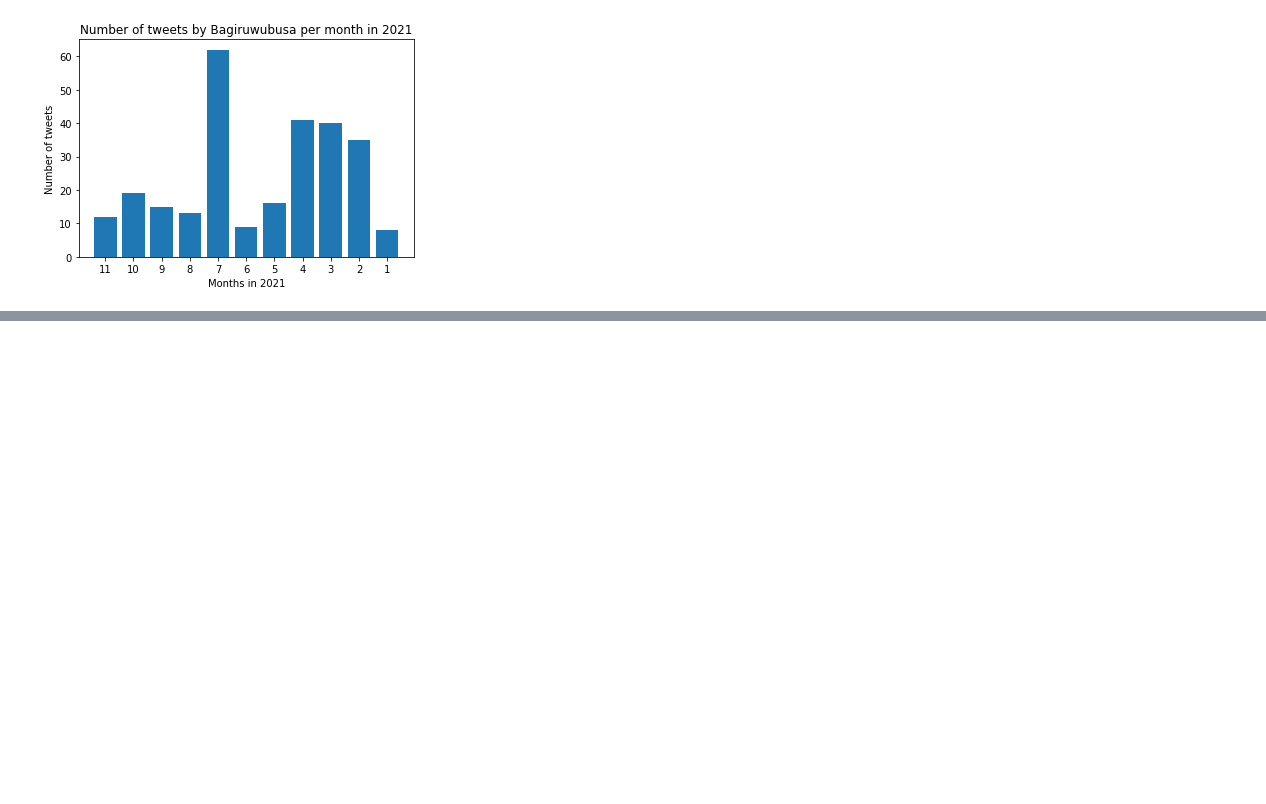
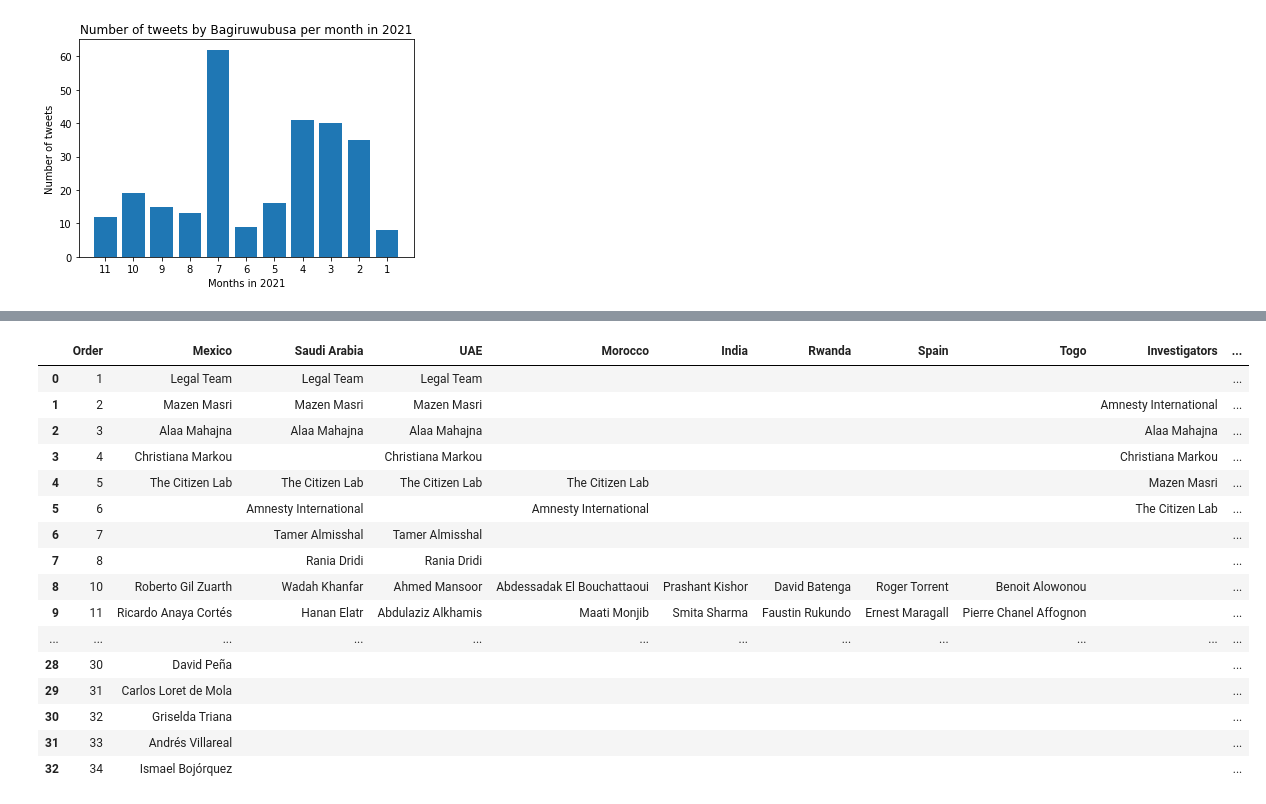
Before and after one commit to kumaravelrajan/thePegasusEffect, a Jupyter notebook: Twitter-analysis/Twitter-Analysis.ipynb, the cells around one changed output, grey strips where cells are left out. Drawn from its saved outputs; the diff is of its cells as text; code cells hidden in the pictures; blank space fills up the shorter version.

```diff
--- a/Twitter-analysis/Twitter-Analysis.ipynb
+++ b/Twitter-analysis/Twitter-Analysis.ipynb
@@ -165,0 +322,22 @@ dict_values([12, 19, 15, 13, 62, 9, 16, 41, 40, 35, 8])
+# %%
+events = pd.read_json('digitalviolence-events.json')
+targets = pd.read_json('digitalviolence-targets.json', orient='records')
+targets
+# %% [output]
+|  | Order | Mexico | Saudi Arabia | UAE | Morocco | India | Rwanda | Spain | Togo | Investigators | ... |
+| 0 | 1 | Legal Team | Legal Team | Legal Team |  |  |  |  |  |  | ... |
+| 1 | 2 | Mazen Masri | Mazen Masri | Mazen Masri |  |  |  |  |  | Amnesty International | ... |
+| 2 | 3 | Alaa Mahajna | Alaa Mahajna | Alaa Mahajna |  |  |  |  |  | Alaa Mahajna | ... |
+| 3 | 4 | Christiana Markou |  | Christiana Markou |  |  |  |  |  | Christiana Markou | ... |
+| 4 | 5 | The Citizen Lab | The Citizen Lab | The Citizen Lab | The Citizen Lab |  |  |  |  | Mazen Masri | ... |
+| 5 | 6 |  | Amnesty International |  | Amnesty International |  |  |  |  | The Citizen Lab | ... |
+| 6 | 7 |  | Tamer Almisshal | Tamer Almisshal |  |  |  |  |  |  | ... |
+| 7 | 8 |  | Rania Dridi | Rania Dridi |  |  |  |  |  |  | ... |
+| 8 | 10 | Roberto Gil Zuarth | Wadah Khanfar | Ahmed Mansoor | Abdessadak El Bouchattaoui | Prashant Kishor | David Batenga | Roger Torrent | Benoit Alowonou |  | ... |
+| 9 | 11 | Ricardo Anaya Cortés | Hanan Elatr | Abdulaziz Alkhamis | Maati Monjib | Smita Sharma | Faustin Rukundo | Ernest Maragall | Pierre Chanel Affognon |  | ... |
+| ... | ... | ... | ... | ... | ... | ... | ... | ... | ... | ... | ... |
+| 28 | 30 | David Peña |  |  |  |  |  |  |  |  | ... |
+| 29 | 31 | Carlos Loret de Mola |  |  |  |  |  |  |  |  | ... |
+| 30 | 32 | Griselda Triana |  |  |  |  |  |  |  |  | ... |
+| 31 | 33 | Andrés Villareal |  |  |  |  |  |  |  |  | ... |
+| 32 | 34 | Ismael Bojórquez |  |  |  |  |  |  |  |  | ... |
```
Also changed, not shown: parts of 5 cells of this notebook, 2 other files.
